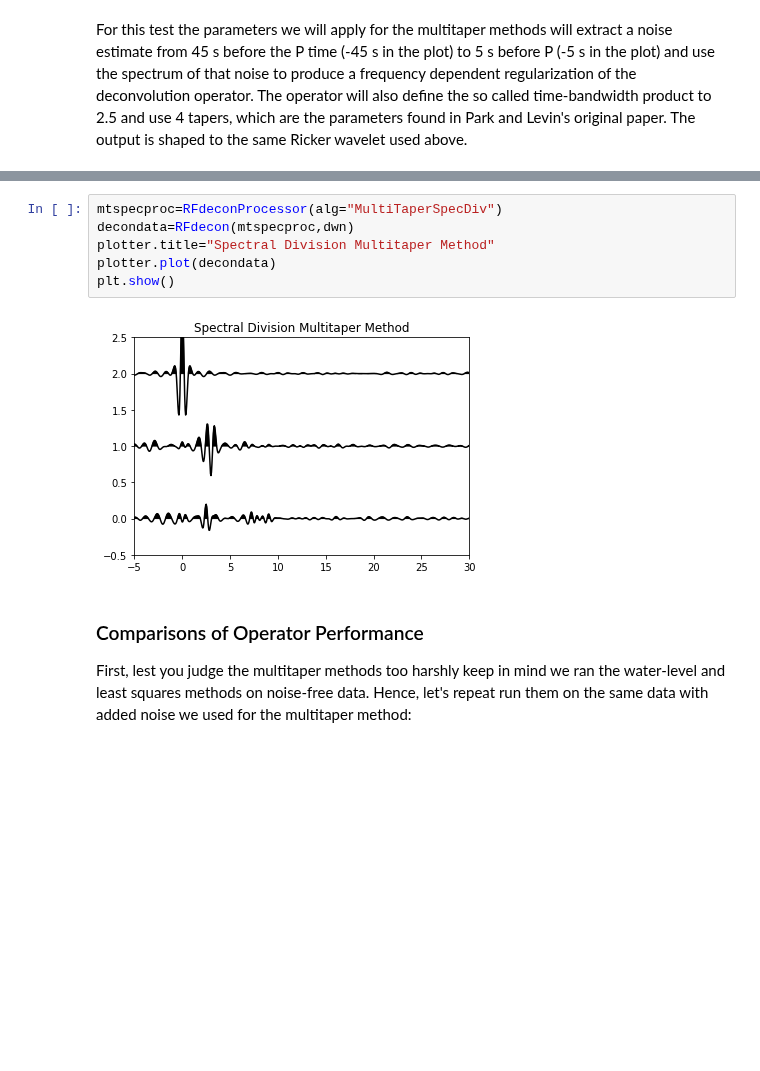
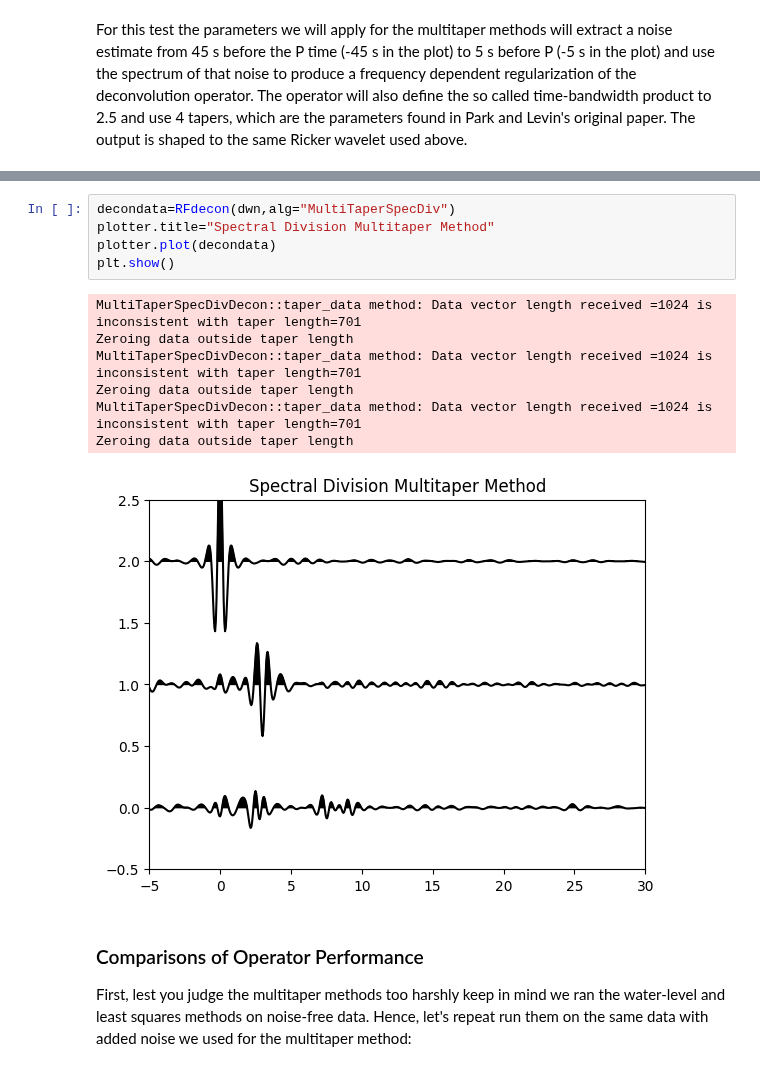
Before and after one commit to mspass-team/mspass_tutorial, a Jupyter notebook: notebooks/deconvolution_tutorial.ipynb, the cells around one changed output, grey strips where cells are left out. Saved outputs shown, nothing was run; the diff lists cells and outputs as text; blank space fills up the shorter version.

```diff
--- a/notebooks/deconvolution_tutorial.ipynb
+++ b/notebooks/deconvolution_tutorial.ipynb
@@ -134,11 +118,16 @@ In MsPASS we also have implemented a variation on Park and Levin's algorithm tha
 # %%
-mtspecproc=RFdeconProcessor(alg="MultiTaperSpecDiv")
-decondata=RFdecon(mtspecproc,dwn)
+decondata=RFdecon(dwn,alg="MultiTaperSpecDiv")
 plotter.title="Spectral Division Multitaper Method"
 plotter.plot(decondata)
 plt.show()
 # %% [output]
+MultiTaperSpecDivDecon::taper_data method: Data vector length received =1024 is inconsistent with taper length=701
+Zeroing data outside taper length
+MultiTaperSpecDivDecon::taper_data method: Data vector length received =1024 is inconsistent with taper length=701
+Zeroing data outside taper length
+MultiTaperSpecDivDecon::taper_data method: Data vector length received =1024 is inconsistent with taper length=701
+Zeroing data outside taper length
-[figure, old version]
+[figure, new version]
 # %% [markdown]
 ### Comparisons of Operator Performance
 First, lest you judge the multitaper methods too harshly keep in mind we ran the water-level and least squares methods on noise-free data.   Hence, let's repeat run them on the same data with added noise we used for the multitaper method:
```
Also changed, not shown: parts of 22 cells of this notebook, 6 other files.
